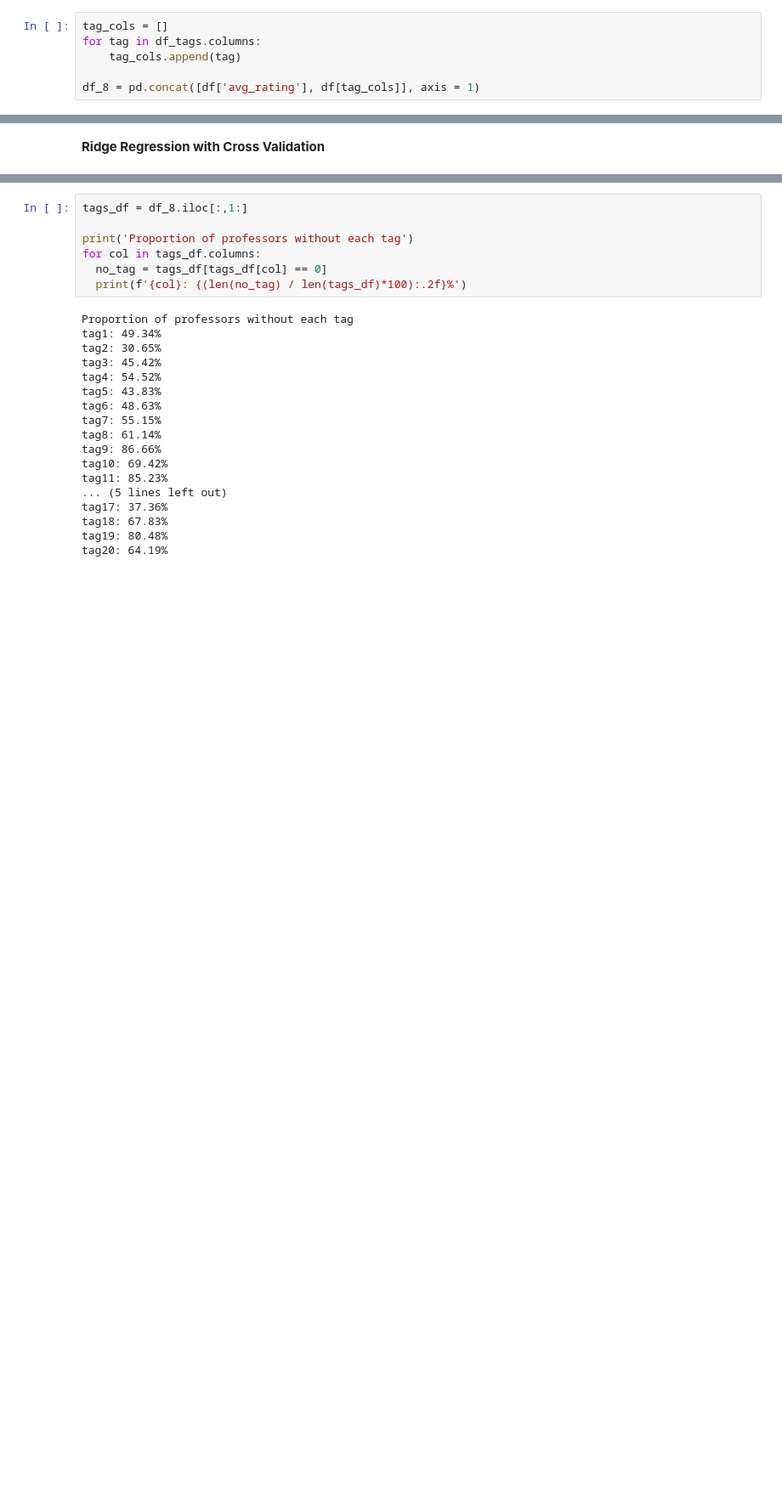
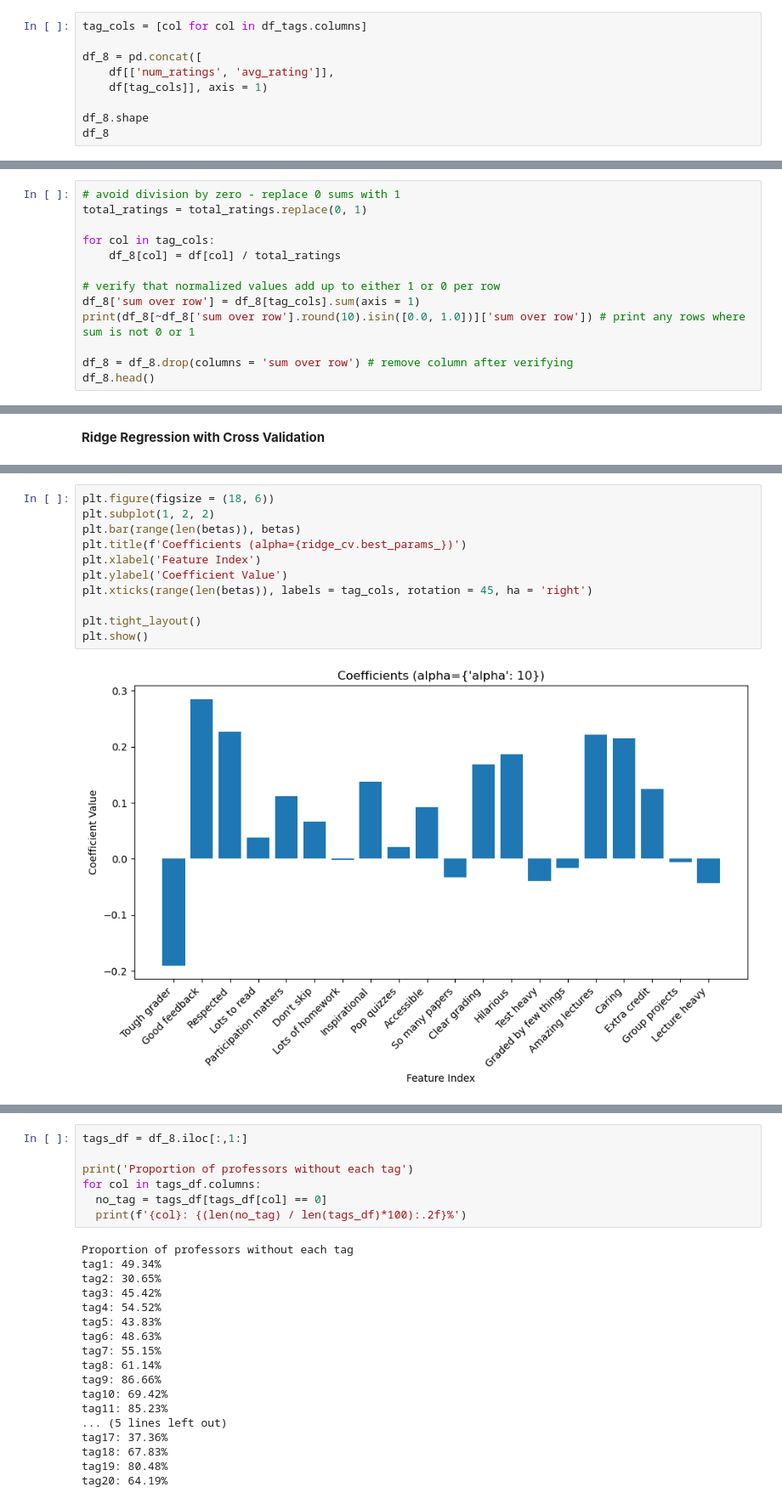
Before and after one commit to rebrinehart/rmpCaptoneAnalysis, a Jupyter notebook: Becca_Capstone_Project.ipynb, the cells around one changed output, grey strips where cells are left out. Shown: that part at 85% size. Drawn from its saved outputs; the diff is of its cells as text; blank space fills up the shorter version.

```diff
--- a/Becca_Capstone_Project.ipynb
+++ b/Becca_Capstone_Project.ipynb
@@ -288,6 +352,9 @@ plt.show()
 # %%
-tag_cols = []
-for tag in df_tags.columns:
-    tag_cols.append(tag)
+tag_cols = [col for col in df_tags.columns]
 
-df_8 = pd.concat([df['avg_rating'], df[tag_cols]], axis = 1)
+df_8 = pd.concat([
+    df[['num_ratings', 'avg_rating']],
+    df[tag_cols]], axis = 1)
+
+df_8.shape
+df_8
@@ -315,0 +416,13 @@ df_8.head()
+# %%
+# avoid division by zero - replace 0 sums with 1
+total_ratings = total_ratings.replace(0, 1)
+
+for col in tag_cols:
+    df_8[col] = df[col] / total_ratings
+
+# verify that normalized values add up to either 1 or 0 per row
+df_8['sum over row'] = df_8[tag_cols].sum(axis = 1)
+print(df_8[~df_8['sum over row'].round(10).isin([0.0, 1.0])]['sum over row']) # print any rows where sum is not 0 or 1
+
+df_8 = df_8.drop(columns = 'sum over row') # remove column after verifying
+df_8.head()
@@ -344 +490,14 @@ plan
+# %%
+plt.figure(figsize = (18, 6))
+plt.subplot(1, 2, 2)
+plt.bar(range(len(betas)), betas)
+plt.title(f'Coefficients (alpha={ridge_cv.best_params_})')
+plt.xlabel('Feature Index')
+plt.ylabel('Coefficient Value')
+plt.xticks(range(len(betas)), labels = tag_cols, rotation = 45, ha = 'right')
+
+plt.tight_layout()
+plt.show()
+# %% [output]
+[figure, added]
 # %% [markdown]
```
Also changed, not shown: parts of 22 cells of this notebook.
